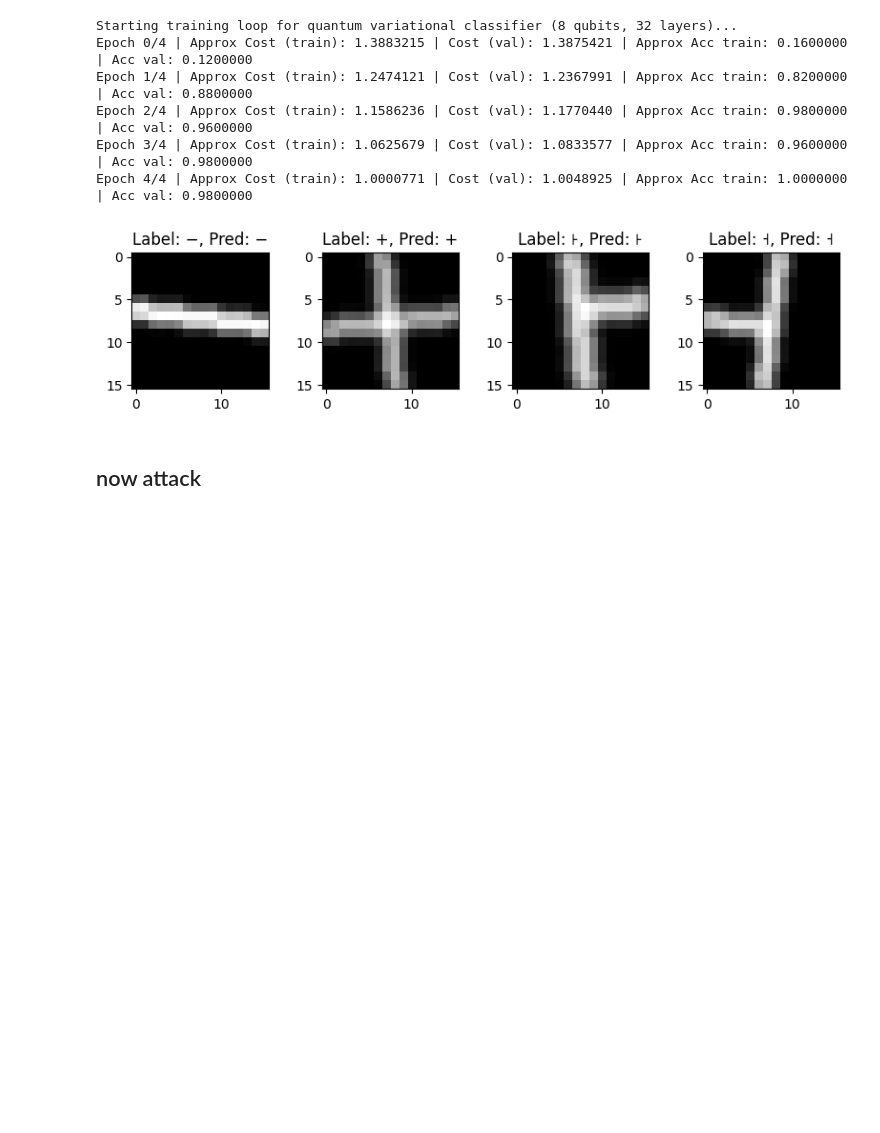
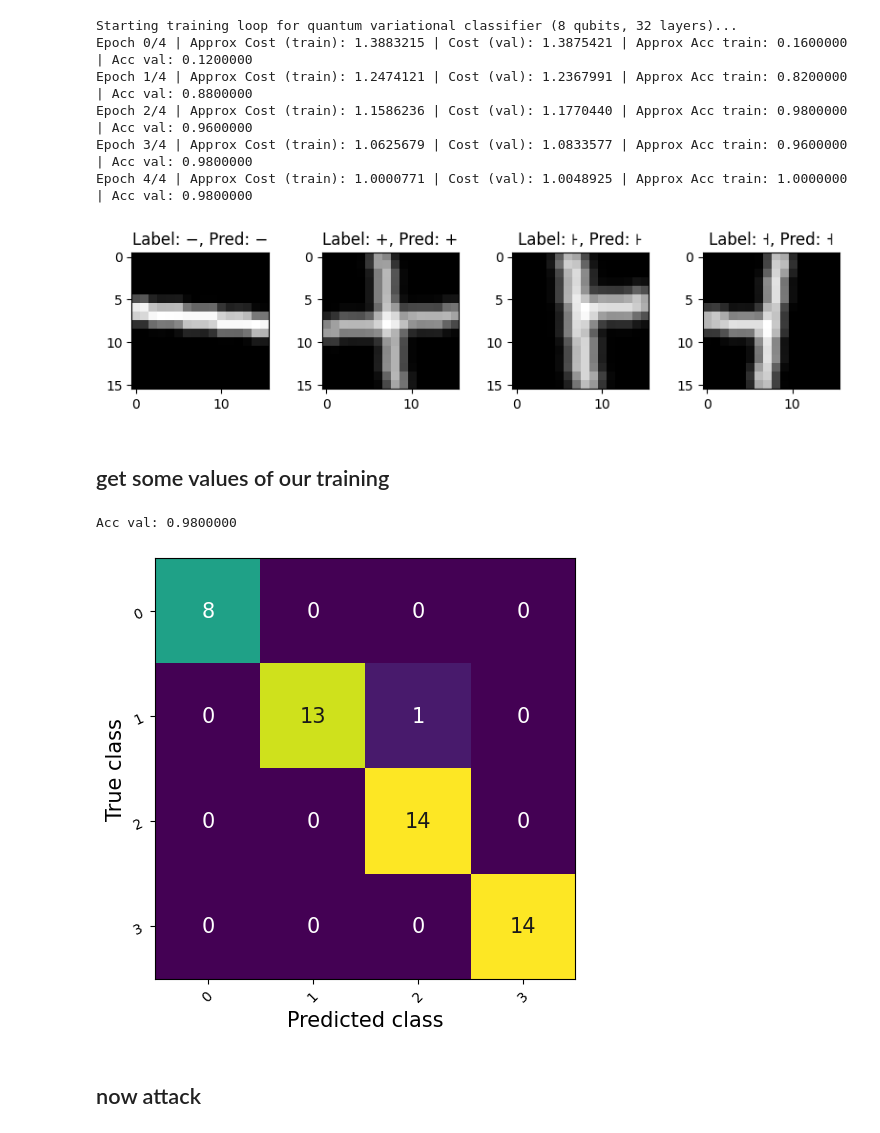
Before and after one commit to MarcMaussner/qml_cysec, a Jupyter notebook: qml/adversarial_pennylane/fgsm/FGSM_Attack.ipynb, the cells around one changed output. Drawn from its saved outputs; the diff is of its cells as text; code cells hidden in the pictures; blank space fills up the shorter version.

Commit message:
Added metrics of robustness (accuracy, confusion-matrix).

```diff
--- a/qml/adversarial_pennylane/fgsm/FGSM_Attack.ipynb
+++ b/qml/adversarial_pennylane/fgsm/FGSM_Attack.ipynb
@@ -198,6 +198,31 @@ benign_class_output = [torch.argmax(p) for p in benign_preds]
 visualize_data(x_vis, y_vis, benign_class_output)
 # %% [output]
 [figure]
+# %% [markdown]
+## get some values of our training
+# %%
+# accuracy
+predictions_test = [qml_model(f) for f in feats_test]
+acc_approx_test = accuracy(labels_test, predictions_test)
+print(f"Acc val: {acc_approx_test:0.7f}")
+# %% [output]
+Acc val: 0.9800000
+# %%
+# confusion matrix on test set
+from torch import randint
+from torchmetrics.classification import MulticlassConfusionMatrix
+metric = MulticlassConfusionMatrix(num_classes=4)
+
+#print(labels_test)
+preds_max = [torch.argmax(predictions_test[i]).detach().numpy().item() for i in range(len(predictions_test))]
+#print(preds_max)
+#print(torch.tensor(preds_max))
+
+metric.update(torch.tensor(preds_max), labels_test)
+
+fig_, ax_ = metric.plot()
+# %% [output]
+[figure, added]
 # %% [markdown]
 ## now attack
 # %%
```
Also changed, not shown: parts of 6 cells of this notebook.
